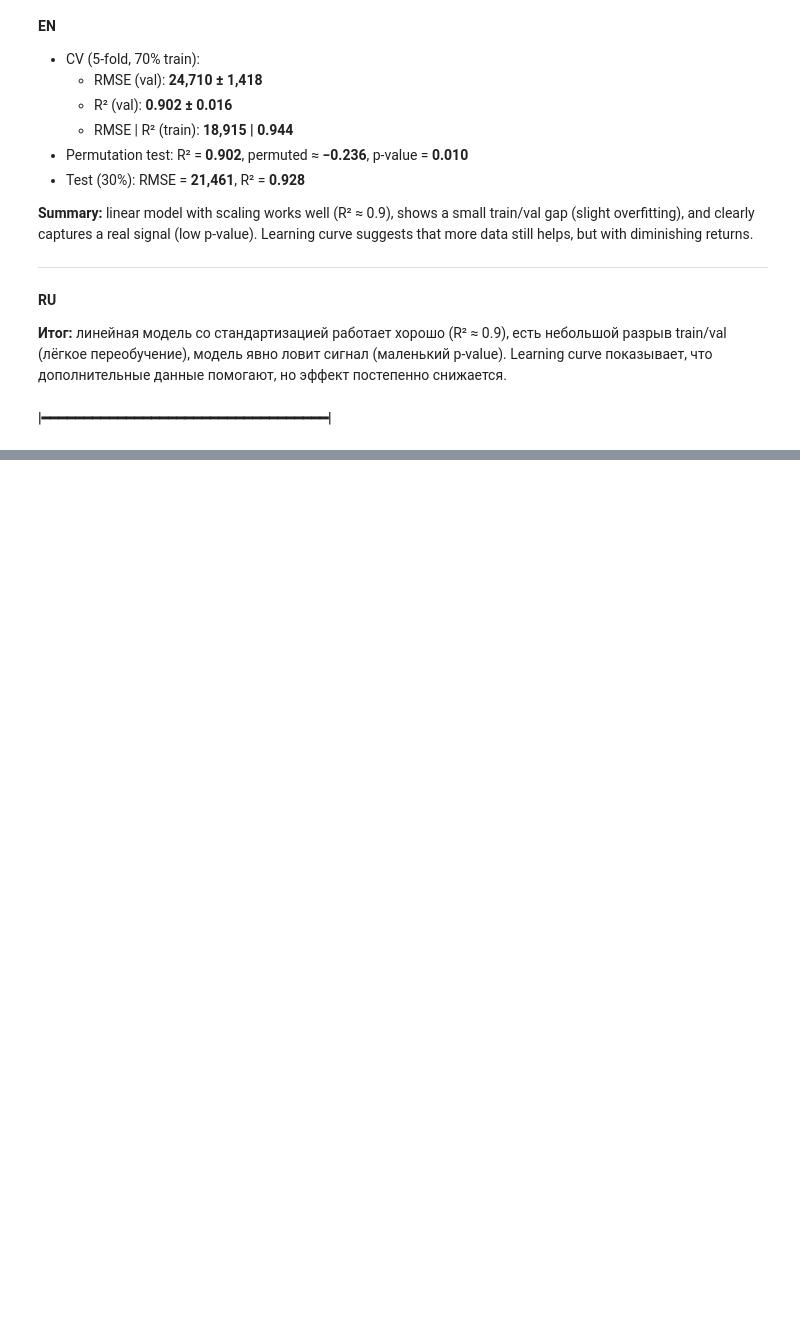
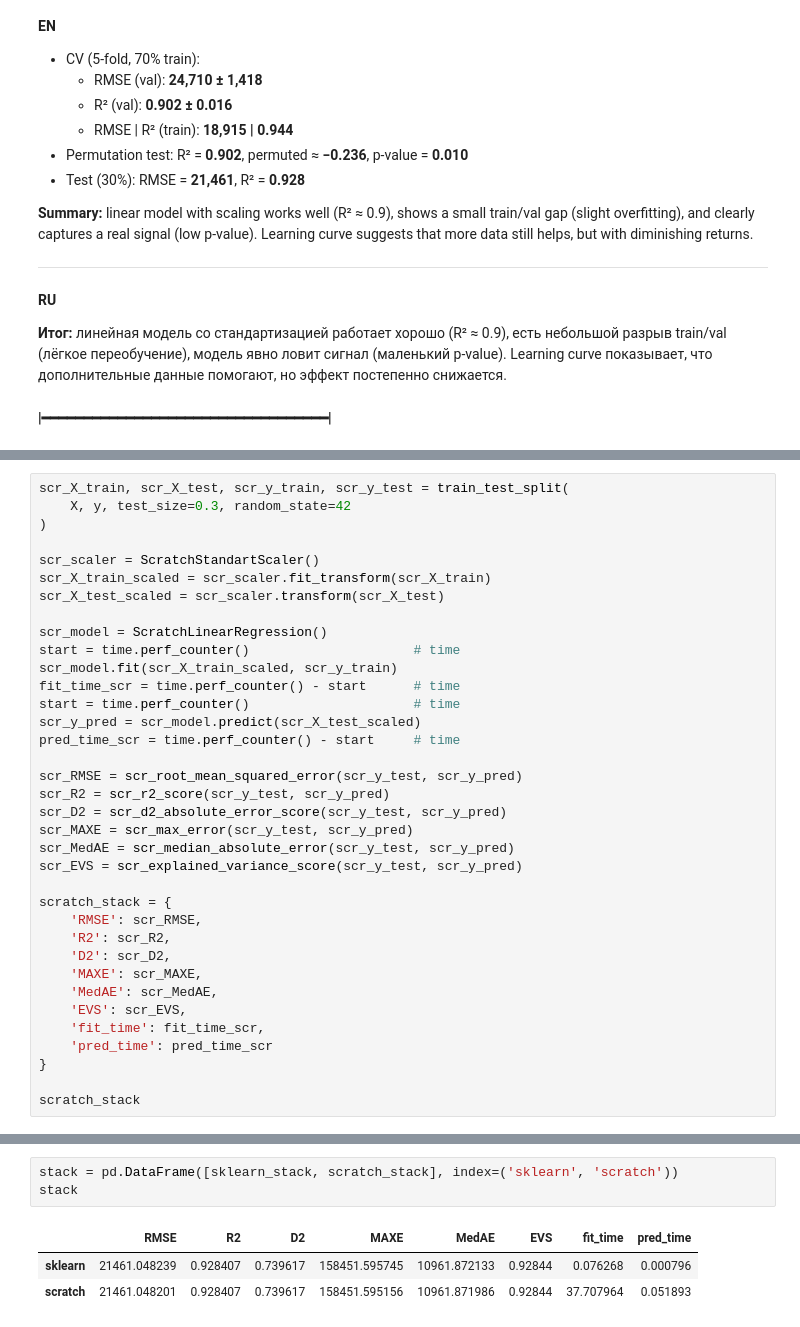
Before and after one commit to qpx-hatikrist/from-scratch-py-vs-cpp-ml, a Jupyter notebook: notebooks/linear_regression.ipynb, the cells around one changed output, grey strips where cells are left out. Drawn from its saved outputs; the diff is of its cells as text; blank space fills up the shorter version.

Commit message:
updated notebook linear_regression

```diff
--- a/notebooks/linear_regression.ipynb
+++ b/notebooks/linear_regression.ipynb
@@ -196,0 +240,36 @@ RMSE
+# %%
+scr_X_train, scr_X_test, scr_y_train, scr_y_test = train_test_split(
+    X, y, test_size=0.3, random_state=42
+)
+
+scr_scaler = ScratchStandartScaler()
+scr_X_train_scaled = scr_scaler.fit_transform(scr_X_train)
+scr_X_test_scaled = scr_scaler.transform(scr_X_test)
+
+scr_model = ScratchLinearRegression()
+start = time.perf_counter()                     # time
+scr_model.fit(scr_X_train_scaled, scr_y_train)
+fit_time_scr = time.perf_counter() - start      # time
+start = time.perf_counter()                     # time
+scr_y_pred = scr_model.predict(scr_X_test_scaled)
+pred_time_scr = time.perf_counter() - start     # time
+
+scr_RMSE = scr_root_mean_squared_error(scr_y_test, scr_y_pred)
+scr_R2 = scr_r2_score(scr_y_test, scr_y_pred)
+scr_D2 = scr_d2_absolute_error_score(scr_y_test, scr_y_pred)
+scr_MAXE = scr_max_error(scr_y_test, scr_y_pred)
+scr_MedAE = scr_median_absolute_error(scr_y_test, scr_y_pred)
+scr_EVS = scr_explained_variance_score(scr_y_test, scr_y_pred)
+
+scratch_stack = {
+    'RMSE': scr_RMSE,
+    'R2': scr_R2,
+    'D2': scr_D2,
+    'MAXE': scr_MAXE,
+    'MedAE': scr_MedAE,
+    'EVS': scr_EVS,
+    'fit_time': fit_time_scr,
+    'pred_time': pred_time_scr
+}
+
+scratch_stack
@@ -196,0 +287,7 @@ RMSE
+# %%
+stack = pd.DataFrame([sklearn_stack, scratch_stack], index=('sklearn', 'scratch'))
+stack
+# %% [output]
+|  | RMSE | R2 | D2 | MAXE | MedAE | EVS | fit_time | pred_time |
+| sklearn | 21461.048239 | 0.928407 | 0.739617 | 158451.595745 | 10961.872133 | 0.92844 | 0.076268 | 0.000796 |
+| scratch | 21461.048201 | 0.928407 | 0.739617 | 158451.595156 | 10961.871986 | 0.92844 | 37.707964 | 0.051893 |
```
Also changed, not shown: parts of 6 cells of this notebook.
